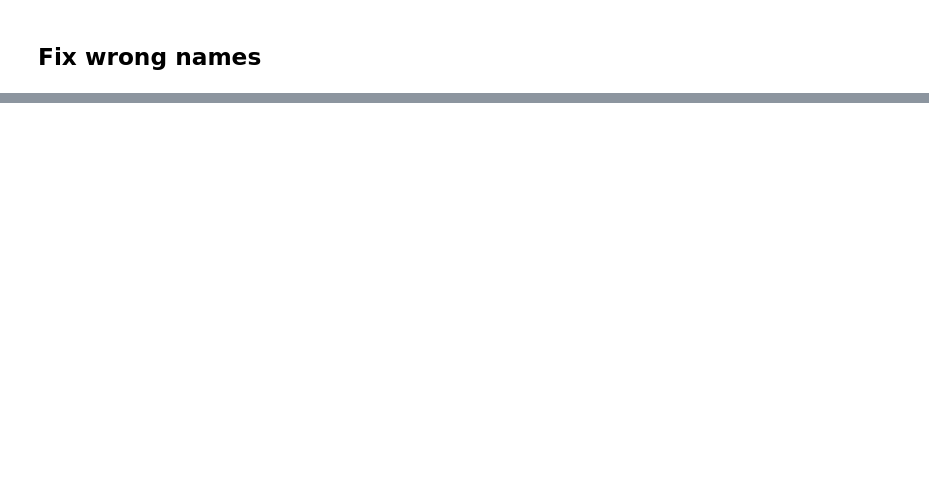
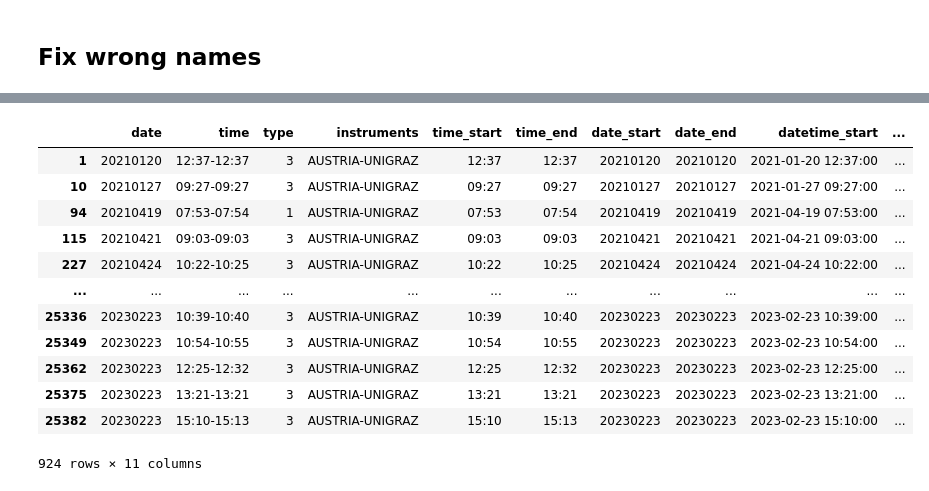
Before and after one commit to i4Ds/Radio-sunburst-labelcreation, a Jupyter notebook: burst_list_creation.ipynb, the cells around one changed output, grey strips where cells are left out. Cells and saved outputs as stored; diff of their text form; code cells hidden in the pictures; blank space fills up the shorter version.

Commit message:
Fixed error with ecallisto burst list downloader.

```diff
--- a/burst_list_creation.ipynb
+++ b/burst_list_creation.ipynb
@@ -199,3 +198,21 @@ burst_list[burst_list.instruments.str.contains('UNIGRAZ')]
+# %%
+burst_list['type'] = burst_list['type'].replace({'I': 1, 'II': 2, 'III': 3, 'IV': 4, 'V': 5, 'VI': 6}).astype(int)
+# %%
+burst_list[burst_list.instruments.str.contains('UNIGRAZ')]
+# %% [output]
+|  | date | time | type | instruments | time_start | time_end | date_start | date_end | datetime_start | ... |
+| 1 | 20210120 | 12:37-12:37 | 3 | AUSTRIA-UNIGRAZ | 12:37 | 12:37 | 20210120 | 20210120 | 2021-01-20 12:37:00 | ... |
+| 10 | 20210127 | 09:27-09:27 | 3 | AUSTRIA-UNIGRAZ | 09:27 | 09:27 | 20210127 | 20210127 | 2021-01-27 09:27:00 | ... |
+| 94 | 20210419 | 07:53-07:54 | 1 | AUSTRIA-UNIGRAZ | 07:53 | 07:54 | 20210419 | 20210419 | 2021-04-19 07:53:00 | ... |
+| 115 | 20210421 | 09:03-09:03 | 3 | AUSTRIA-UNIGRAZ | 09:03 | 09:03 | 20210421 | 20210421 | 2021-04-21 09:03:00 | ... |
+| 227 | 20210424 | 10:22-10:25 | 3 | AUSTRIA-UNIGRAZ | 10:22 | 10:25 | 20210424 | 20210424 | 2021-04-24 10:22:00 | ... |
+| ... | ... | ... | ... | ... | ... | ... | ... | ... | ... | ... |
+| 25336 | 20230223 | 10:39-10:40 | 3 | AUSTRIA-UNIGRAZ | 10:39 | 10:40 | 20230223 | 20230223 | 2023-02-23 10:39:00 | ... |
+| 25349 | 20230223 | 10:54-10:55 | 3 | AUSTRIA-UNIGRAZ | 10:54 | 10:55 | 20230223 | 20230223 | 2023-02-23 10:54:00 | ... |
+| 25362 | 20230223 | 12:25-12:32 | 3 | AUSTRIA-UNIGRAZ | 12:25 | 12:32 | 20230223 | 20230223 | 2023-02-23 12:25:00 | ... |
+| 25375 | 20230223 | 13:21-13:21 | 3 | AUSTRIA-UNIGRAZ | 13:21 | 13:21 | 20230223 | 20230223 | 2023-02-23 13:21:00 | ... |
+| 25382 | 20230223 | 15:10-15:13 | 3 | AUSTRIA-UNIGRAZ | 15:10 | 15:13 | 20230223 | 20230223 | 2023-02-23 15:10:00 | ... |
+924 rows × 11 columns
 # %%
 burst_list.to_excel('burst_list.xlsx', index=False)
 # %%
```
Also changed, not shown: parts of 10 cells of this notebook, 3 other files.
